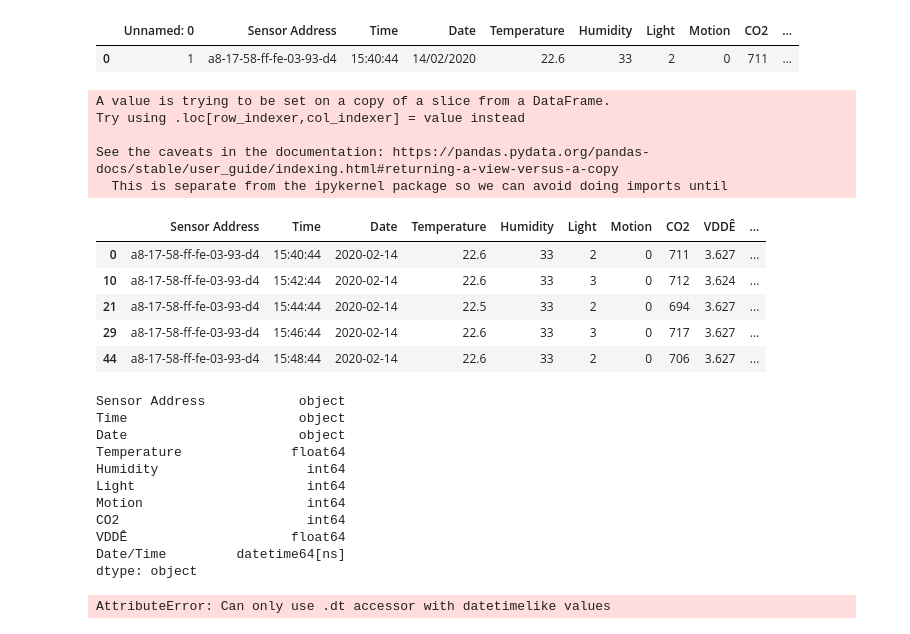
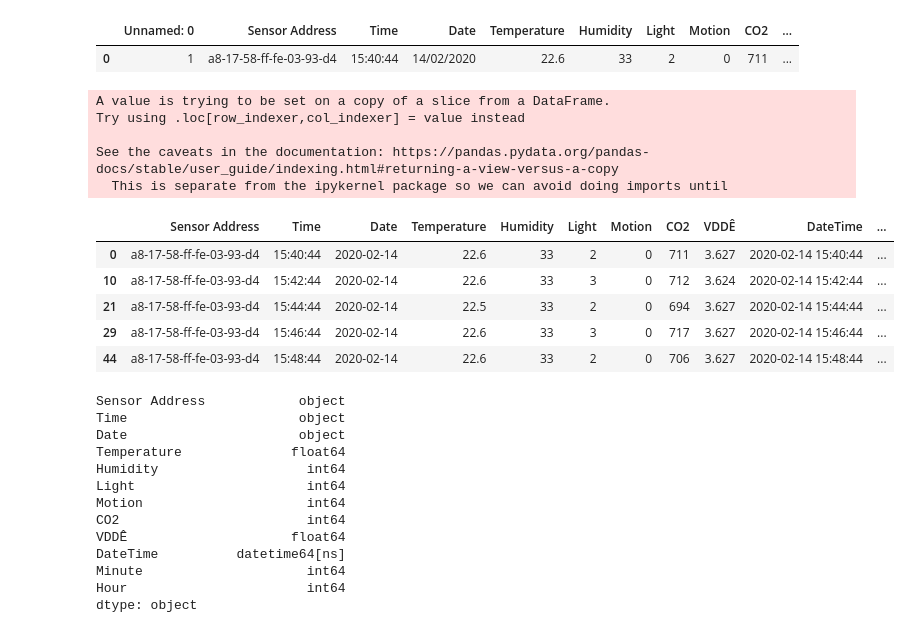
Before and after one commit to kvinlazy/DH, a Jupyter notebook: index.ipynb, the cells around one changed output. Drawn from its saved outputs; the diff is of its cells as text; code cells hidden in the pictures.

```diff
--- a/index.ipynb
+++ b/index.ipynb
@@ -15,24 +15,26 @@ df.head(1)
 # %%
 df1 = df[df['Sensor Address']=='a8-17-58-ff-fe-03-93-d4']
 df1.dropna
-df1['Date/Time'] = df1['Date'] + ' ' + df1['Time']
+df1['DateTime'] = df1['Date'] + ' ' + df1['Time']
 df1 = df1.drop(['Unnamed: 0'], axis =1)
 df1['Time'] = pd.to_datetime(df1['Time'], format='%H:%M:%S').dt.time
 df1['Date'] = pd.to_datetime(df1['Date'], format='%d/%m/%Y').dt.date
-df1['Date/Time'] = pd.to_datetime(df1['Date/Time'], format='%d/%m/%Y %H:%M:%S')
+df1['DateTime'] = pd.to_datetime(df1['DateTime'], format='%d/%m/%Y %H:%M:%S')
+df1['Minute']=df1.DateTime.dt.minute
+df1['Hour']=df1.DateTime.dt.hour
 df1.head()
 # %% [output]
 A value is trying to be set on a copy of a slice from a DataFrame.
 Try using .loc[row_indexer,col_indexer] = value instead
 
 See the caveats in the documentation: https://pandas.pydata.org/pandas-docs/stable/user_guide/indexing.html#returning-a-view-versus-a-copy
   This is separate from the ipykernel package so we can avoid doing imports until
-|  | Sensor Address | Time | Date | Temperature | Humidity | Light | Motion | CO2 | VDDÊ | ... |
-| 0 | a8-17-58-ff-fe-03-93-d4 | 15:40:44 | 2020-02-14 | 22.6 | 33 | 2 | 0 | 711 | 3.627 | ... |
-| 10 | a8-17-58-ff-fe-03-93-d4 | 15:42:44 | 2020-02-14 | 22.6 | 33 | 3 | 0 | 712 | 3.624 | ... |
-| 21 | a8-17-58-ff-fe-03-93-d4 | 15:44:44 | 2020-02-14 | 22.5 | 33 | 2 | 0 | 694 | 3.627 | ... |
-| 29 | a8-17-58-ff-fe-03-93-d4 | 15:46:44 | 2020-02-14 | 22.6 | 33 | 3 | 0 | 717 | 3.627 | ... |
-| 44 | a8-17-58-ff-fe-03-93-d4 | 15:48:44 | 2020-02-14 | 22.6 | 33 | 2 | 0 | 706 | 3.627 | ... |
+|  | Sensor Address | Time | Date | Temperature | Humidity | Light | Motion | CO2 | VDDÊ | DateTime | ... |
+| 0 | a8-17-58-ff-fe-03-93-d4 | 15:40:44 | 2020-02-14 | 22.6 | 33 | 2 | 0 | 711 | 3.627 | 2020-02-14 15:40:44 | ... |
+| 10 | a8-17-58-ff-fe-03-93-d4 | 15:42:44 | 2020-02-14 | 22.6 | 33 | 3 | 0 | 712 | 3.624 | 2020-02-14 15:42:44 | ... |
+| 21 | a8-17-58-ff-fe-03-93-d4 | 15:44:44 | 2020-02-14 | 22.5 | 33 | 2 | 0 | 694 | 3.627 | 2020-02-14 15:44:44 | ... |
+| 29 | a8-17-58-ff-fe-03-93-d4 | 15:46:44 | 2020-02-14 | 22.6 | 33 | 3 | 0 | 717 | 3.627 | 2020-02-14 15:46:44 | ... |
+| 44 | a8-17-58-ff-fe-03-93-d4 | 15:48:44 | 2020-02-14 | 22.6 | 33 | 2 | 0 | 706 | 3.627 | 2020-02-14 15:48:44 | ... |
 # %%
 #df1.set_index('Date/Time')
 # %%
@@ -47,9 +49,7 @@ Light                      int64
 Motion                     int64
 CO2                        int64
 VDDÊ                     float64
-Date/Time         datetime64[ns]
+DateTime          datetime64[ns]
+Minute                     int64
+Hour                       int64
 dtype: object
-# %%
-df1.Time.dt.hour
-# %% [output]
-AttributeError: Can only use .dt accessor with datetimelike values
```
Also changed, not shown: parts of 10 cells of this notebook.
